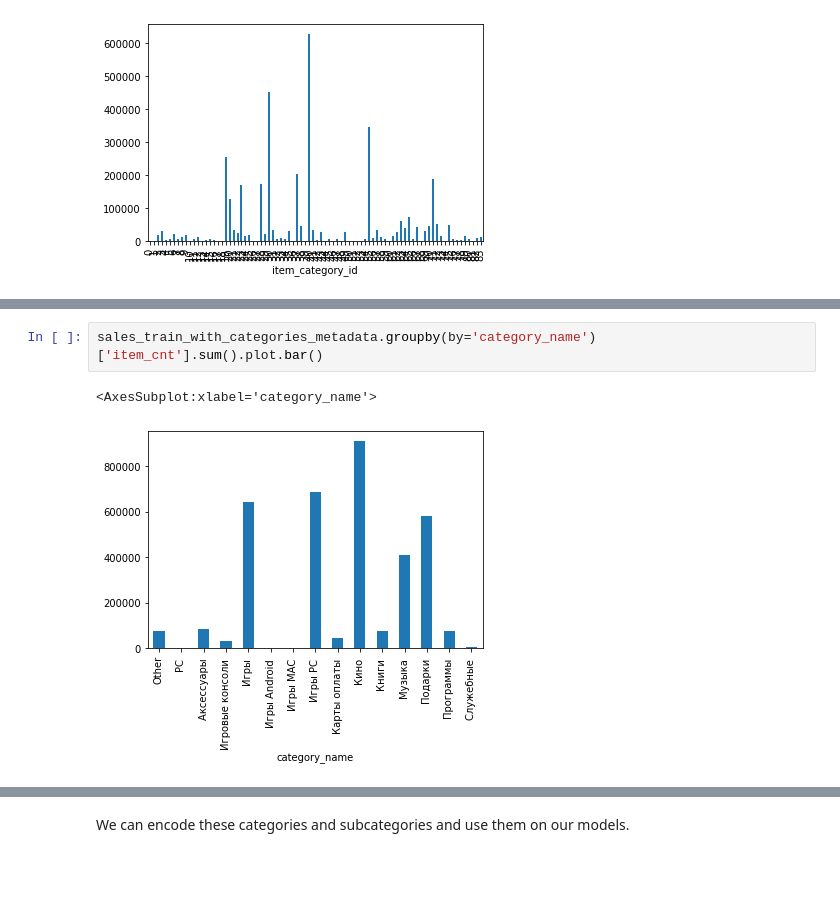
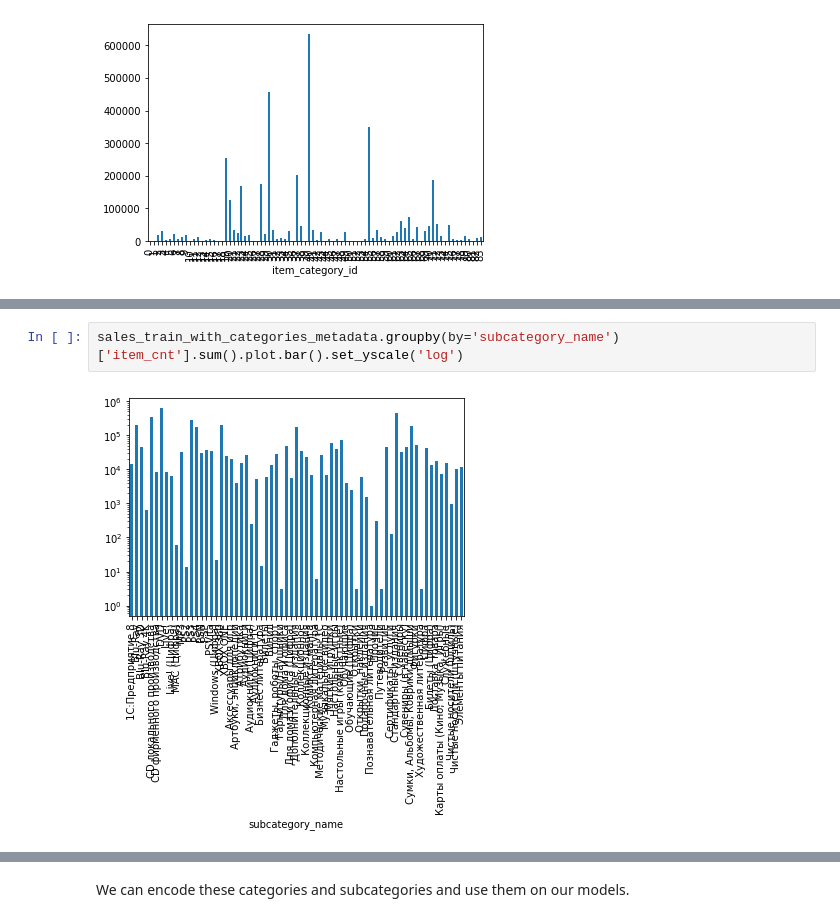
Before and after one commit to caioaao/hse-aml-final-project, a Jupyter notebook: notebooks/02-EDA-category metadata & shop encoding.ipynb, the cells around one changed output, grey strips where cells are left out. Saved outputs shown, nothing was run; the diff lists cells and outputs as text; blank space fills up the shorter version.

```diff
--- a/notebooks/02-EDA-category metadata & shop encoding.ipynb
+++ b/notebooks/02-EDA-category metadata & shop encoding.ipynb
@@ -198,5 +210,4 @@ sales_train_with_categories_metadata.groupby(by='item_category_id')['item_cnt'].
 # %%
-sales_train_with_categories_metadata.groupby(by='category_name')['item_cnt'].sum().plot.bar()
+sales_train_with_categories_metadata.groupby(by='subcategory_name')['item_cnt'].sum().plot.bar().set_yscale('log')
 # %% [output]
-<AxesSubplot:xlabel='category_name'>
-[figure, old version]
+[figure, new version]
```
Also changed, not shown: parts of 8 cells of this notebook.
